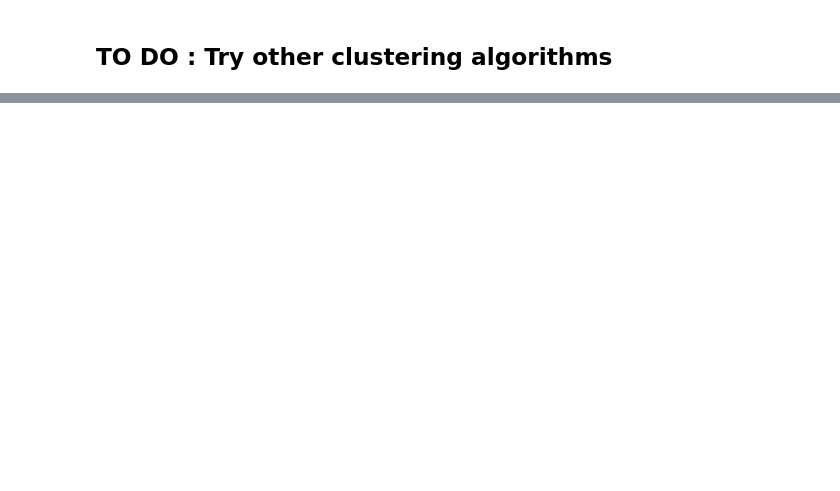
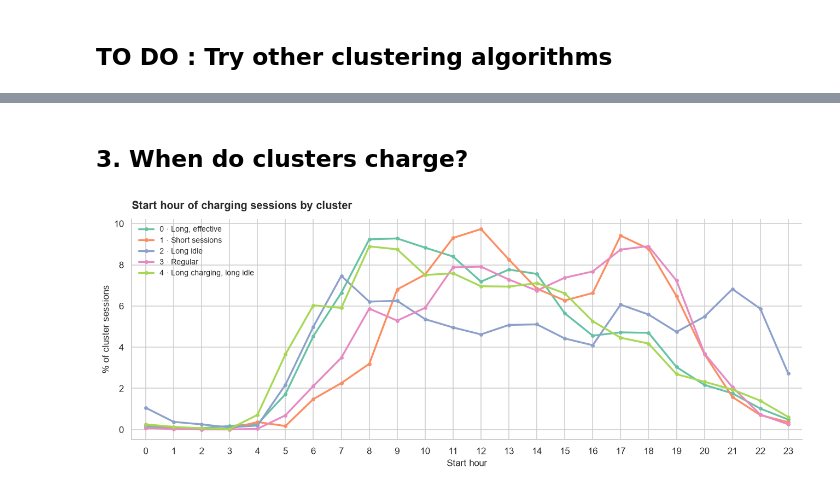
Before and after one commit to katarzynarogalska/Intro-to-Business-Analytics, a Jupyter notebook: user_clustering.ipynb, the cells around one changed output, grey strips where cells are left out. Cells and saved outputs as stored; diff of their text form; code cells hidden in the pictures; blank space fills up the shorter version.

```diff
--- a/user_clustering.ipynb
+++ b/user_clustering.ipynb
@@ -584,0 +770,21 @@ TO DO : cluster analysis based on other features in the dataset
+# %% [markdown]
+## 3. When do clusters charge?
+# %%
+# 3a. start hour: line per cluster (each line sums to 100%)
+dc["start_hour"] = dc["Start Date"].dt.hour
+hourly_cluster = pd.crosstab(dc["start_hour"], dc["Cluster"], normalize="columns").reindex(range(24), fill_value=0) * 100
+
+fig, ax = plt.subplots(figsize=(12, 4.8))
+for c in CLUSTER_ORDER:
+    ax.plot(hourly_cluster.index, hourly_cluster[c], marker="o", ms=3.5, lw=2.2,
+            color=CLUSTER_COLORS[c], label=CLUSTER_LABELS[c])
+ax.set_xticks(range(24))
+ax.set_xlim(-0.5, 23.5)
+ax.set_xlabel("Start hour")
+ax.set_ylabel("% of cluster sessions")
+ax.set_title("Start hour of charging sessions by cluster", loc="left")
+ax.legend(loc="upper left", fontsize=9)
+plt.tight_layout()
+plt.show()
+# %% [output]
+[figure, added]
```
Also changed, not shown: parts of 28 cells of this notebook, 1 other file.
